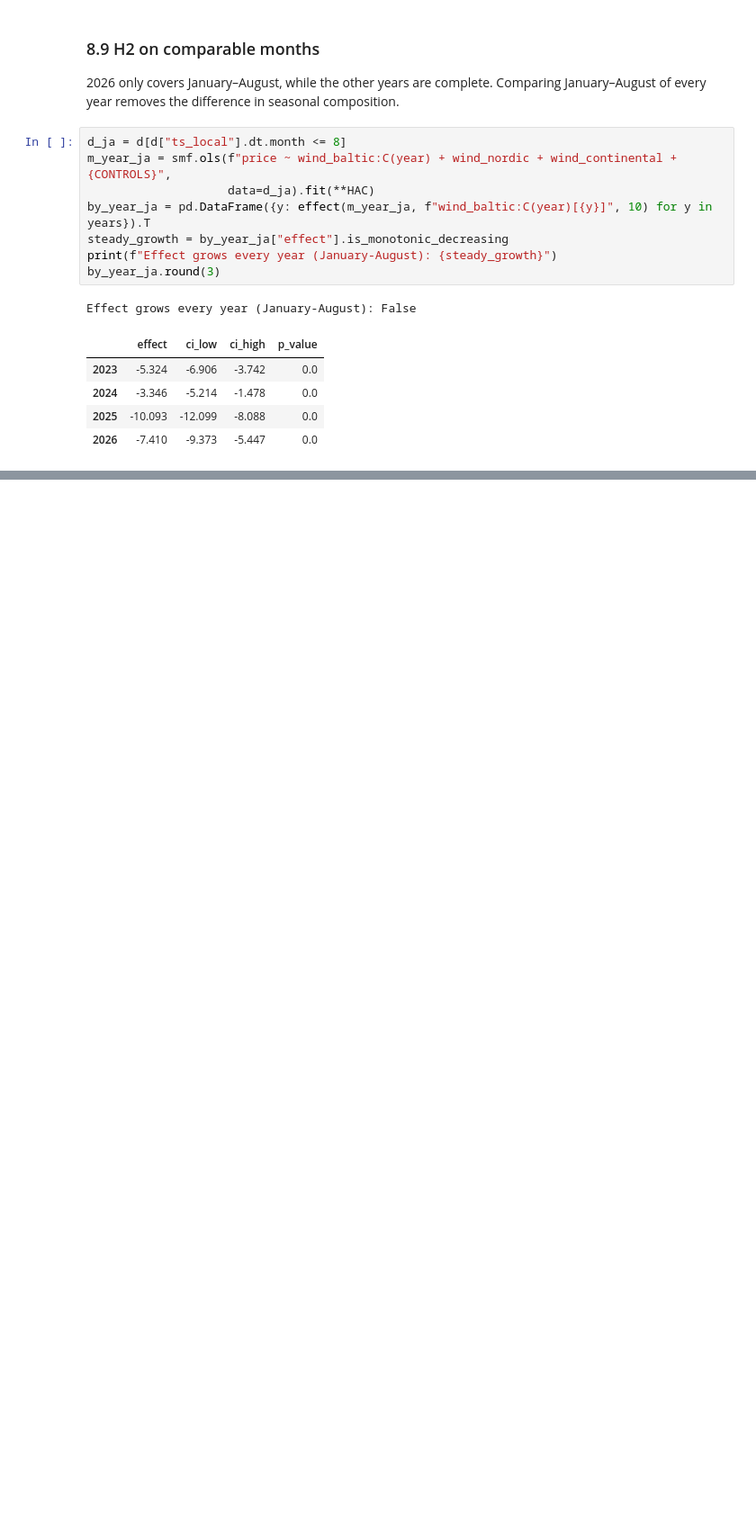
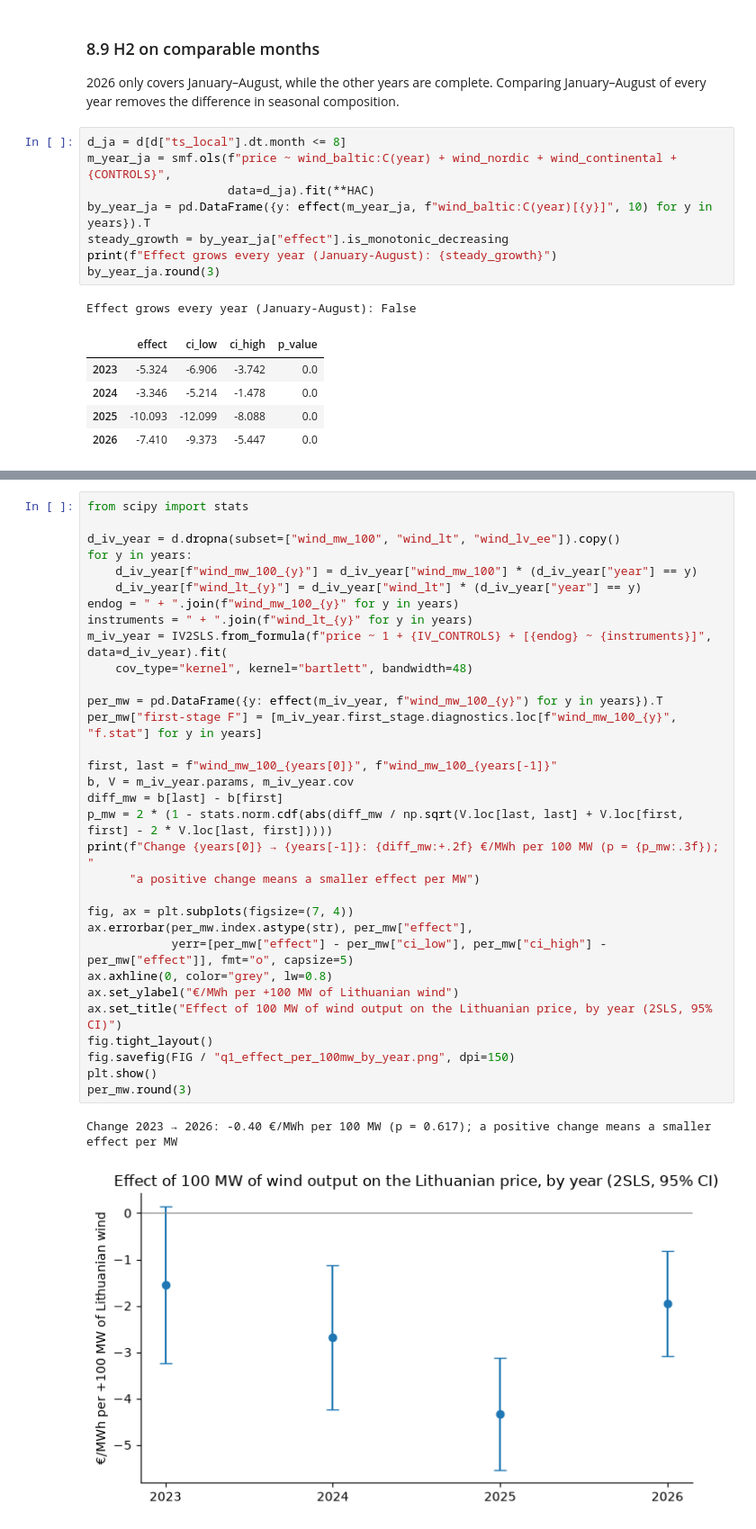
Before and after one commit to MangirdasMikalkenas/Weather_as_a_price_driver_-_Lithuanian_day-ahead_power_prices-_2023-2026, a Jupyter notebook: notebooks/01_price_drivers.ipynb, the cells around one changed output, grey strips where cells are left out. Shown at 90% size. Cells and saved outputs as stored; diff of their text form; blank space fills up the shorter version.

```diff
--- a/notebooks/01_price_drivers.ipynb
+++ b/notebooks/01_price_drivers.ipynb
@@ -490,0 +672,35 @@ Effect grows every year (January-August): False
+# %%
+from scipy import stats
+
+d_iv_year = d.dropna(subset=["wind_mw_100", "wind_lt", "wind_lv_ee"]).copy()
+for y in years:
+    d_iv_year[f"wind_mw_100_{y}"] = d_iv_year["wind_mw_100"] * (d_iv_year["year"] == y)
+    d_iv_year[f"wind_lt_{y}"] = d_iv_year["wind_lt"] * (d_iv_year["year"] == y)
+endog = " + ".join(f"wind_mw_100_{y}" for y in years)
+instruments = " + ".join(f"wind_lt_{y}" for y in years)
+m_iv_year = IV2SLS.from_formula(f"price ~ 1 + {IV_CONTROLS} + [{endog} ~ {instruments}]", data=d_iv_year).fit(
+    cov_type="kernel", kernel="bartlett", bandwidth=48)
+
+per_mw = pd.DataFrame({y: effect(m_iv_year, f"wind_mw_100_{y}") for y in years}).T
+per_mw["first-stage F"] = [m_iv_year.first_stage.diagnostics.loc[f"wind_mw_100_{y}", "f.stat"] for y in years]
+
+first, last = f"wind_mw_100_{years[0]}", f"wind_mw_100_{years[-1]}"
+b, V = m_iv_year.params, m_iv_year.cov
+diff_mw = b[last] - b[first]
+p_mw = 2 * (1 - stats.norm.cdf(abs(diff_mw / np.sqrt(V.loc[last, last] + V.loc[first, first] - 2 * V.loc[last, first]))))
+print(f"Change {years[0]} → {years[-1]}: {diff_mw:+.2f} €/MWh per 100 MW (p = {p_mw:.3f}); "
+      "a positive change means a smaller effect per MW")
+
+fig, ax = plt.subplots(figsize=(7, 4))
+ax.errorbar(per_mw.index.astype(str), per_mw["effect"],
+            yerr=[per_mw["effect"] - per_mw["ci_low"], per_mw["ci_high"] - per_mw["effect"]], fmt="o", capsize=5)
+ax.axhline(0, color="grey", lw=0.8)
+ax.set_ylabel("€/MWh per +100 MW of Lithuanian wind")
+ax.set_title("Effect of 100 MW of wind output on the Lithuanian price, by year (2SLS, 95% CI)")
+fig.tight_layout()
+fig.savefig(FIG / "q1_effect_per_100mw_by_year.png", dpi=150)
+plt.show()
+per_mw.round(3)
+# %% [output]
+Change 2023 → 2026: -0.40 €/MWh per 100 MW (p = 0.617); a positive change means a smaller effect per MW
+[figure, added]
```
Also changed, not shown: parts of 22 cells of this notebook, 4 other files.
